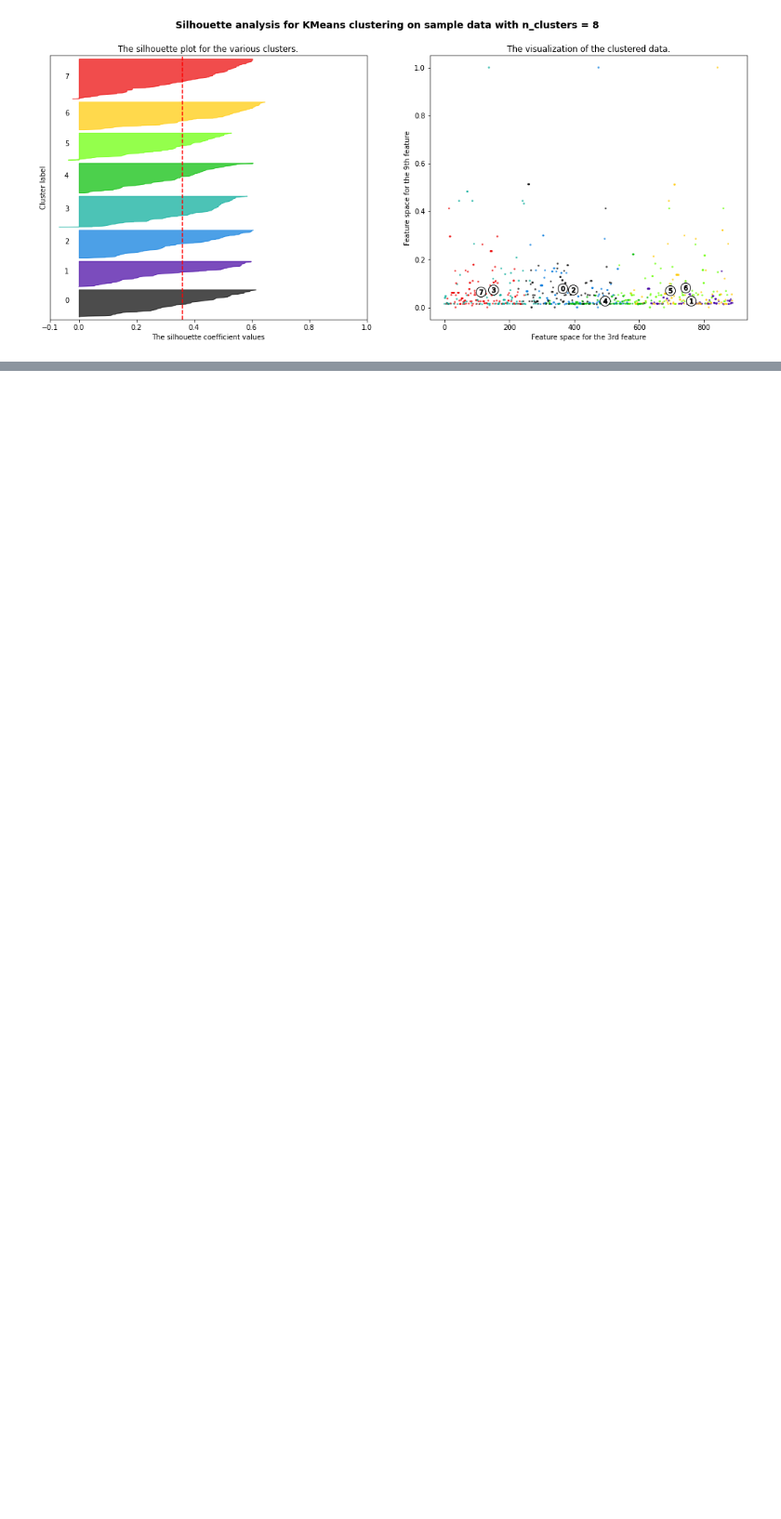
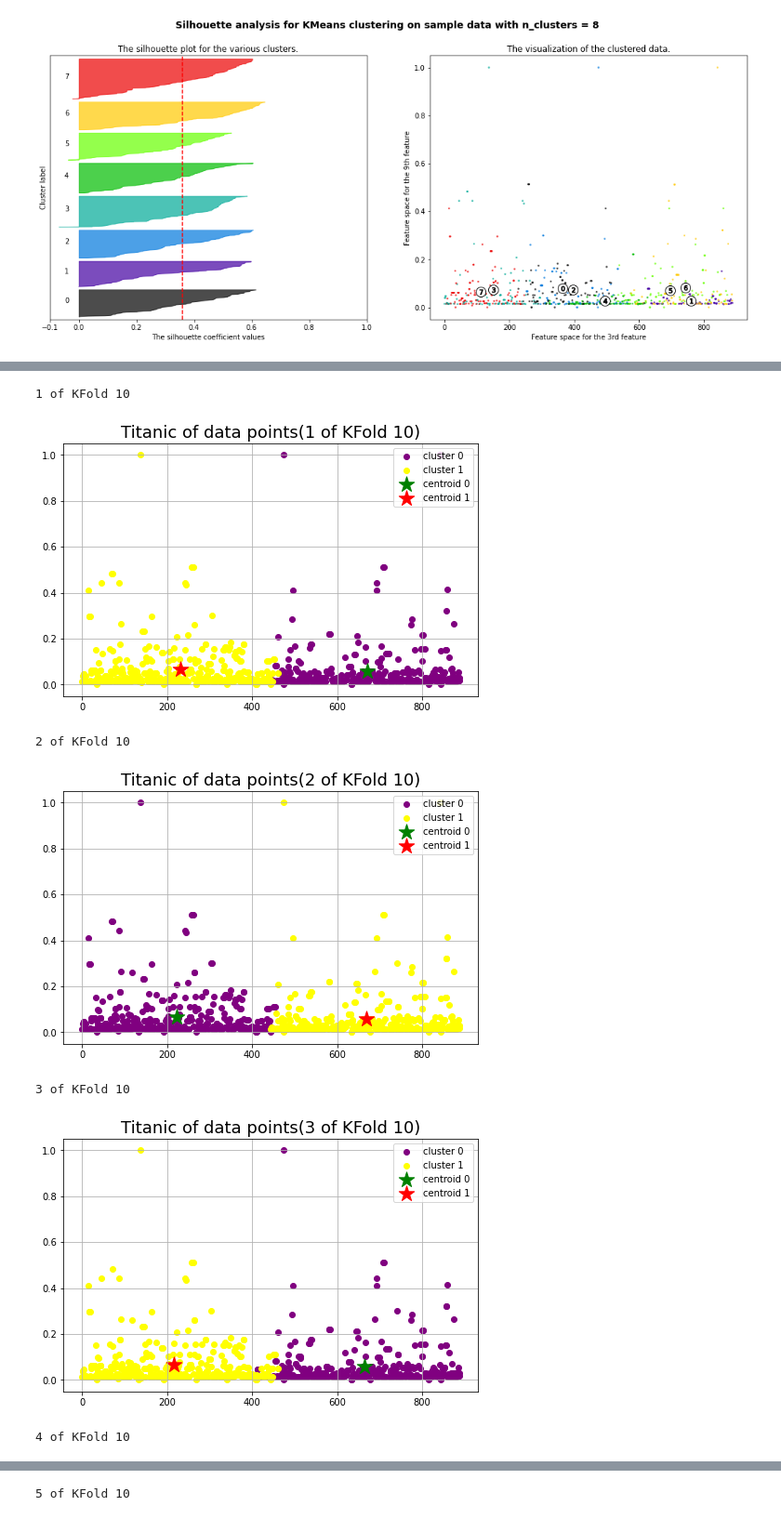
Before and after one commit to hsuemily/CE888-2, a Jupyter notebook: Assignment/Dataset1_Titanic.ipynb, the cells around one changed output, grey strips where cells are left out. Shown at 93% size. Saved outputs shown, nothing was run; the diff lists cells and outputs as text; code cells hidden in the pictures; blank space fills up the shorter version.

```diff
--- a/Assignment/Dataset1_Titanic.ipynb
+++ b/Assignment/Dataset1_Titanic.ipynb
@@ -496,0 +567,47 @@ For n_clusters = 8 The average silhouette_score is : 0.3585669852011648
+# %%
+## Partition each of the datasets into 10 bins
+## , keeping the imbalance ratio from the original dataset
+Skf = StratifiedKFold(n_splits=10,shuffle=True,random_state=49)
+pred_test_full =0
+Label_all = []
+centroids_all = []
+i=1
+
+## Use different 9 bins in training dataset,
+## and remain one to be the testing dataset
+for train_index,test_index in Skf.split(Titanic_X,Titanic_Y):
+    print('{} of KFold {}'.format(i,Skf.n_splits))
+    x_tr,x_v = Titanic_X[train_index],Titanic_X[test_index]
+    y_tr,y_v = Titanic_Y[train_index],Titanic_Y[test_index]
+
+    from sklearn.cluster import KMeans
+    kmeans = KMeans(n_clusters=2, random_state=49).fit(x_tr)
+    kmLabels = kmeans.labels_
+    ## save the centroid and the number of samples in each cluster in each 9 bins
+    Label = [np.count_nonzero(kmLabels==0),np.count_nonzero(kmLabels==1)]
+    Label_all += [Label]
+    centroids = kmeans.cluster_centers_
+    centroids_all += [centroids]
+
+    ## plot the distribution of samples and the centroids
+    plt.figure(figsize=(8,5))
+    plt.title("Titanic of data points" "(%d of KFold 10)" %i, fontsize=18)
+    plt.grid(True)
+    plt.scatter(x_tr[kmeans.labels_ == 0, 2], x_tr[kmeans.labels_ == 0, 8],
+                c='purple', label='cluster 0')
+    plt.scatter(x_tr[kmeans.labels_ == 1, 2], x_tr[kmeans.labels_ == 1, 8],
+                c='yellow', label='cluster 1')
+    plt.scatter(centroids[0, 2], centroids[0, 8], marker='*', s=300, c='g', label='centroid 0')
+    plt.scatter(centroids[1, 2], centroids[1, 8], marker='*', s=300, c='r', label='centroid 1')
+    plt.legend()
+    plt.savefig('Titanic_Kmean_' + str(i) + 'of K fold 10.png', dpi=300)
+    plt.show()
+    i+=1
+# %% [output]
+1 of KFold 10
+[figure, added]
+2 of KFold 10
+[figure, added]
+3 of KFold 10
+[figure, added]
+4 of KFold 10
@@ -496,0 +615 @@ For n_clusters = 8 The average silhouette_score is : 0.3585669852011648
+5 of KFold 10
```
Also changed, not shown: parts of 10 cells of this notebook.
